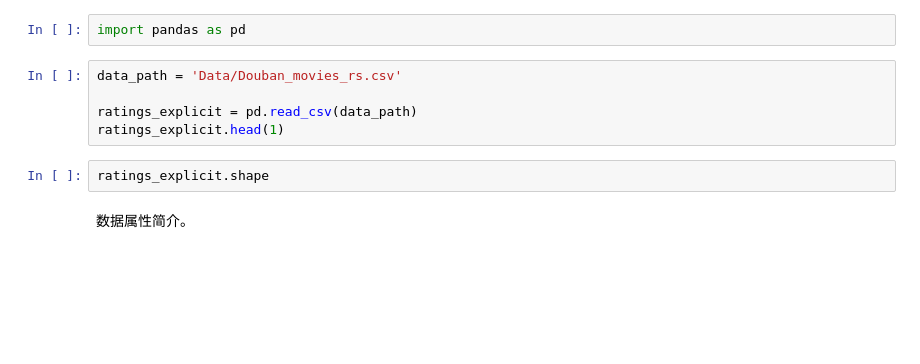
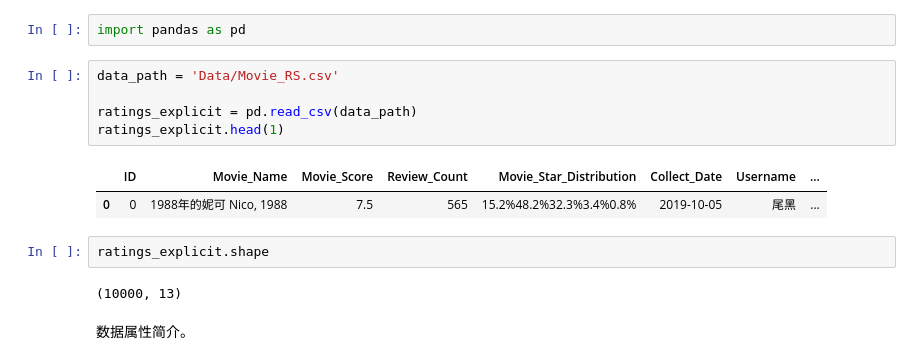
Before and after one commit to CarryChang/RS_APP, a Jupyter notebook: Data_EDA.ipynb, the cells around one changed output. Cells and saved outputs as stored; diff of their text form; blank space fills up the shorter version.

```diff
--- a/Data_EDA.ipynb
+++ b/Data_EDA.ipynb
@@ -1,12 +1,17 @@
 # %%
 import pandas as pd
 # %%
-data_path = 'Data/Douban_movies_rs.csv'
+data_path = 'Data/Movie_RS.csv'
 
 ratings_explicit = pd.read_csv(data_path)
 ratings_explicit.head(1)
+# %% [output]
+|  | ID | Movie_Name | Movie_Score | Review_Count | Movie_Star_Distribution | Collect_Date | Username | ... |
+| 0 | 0 | 1988年的妮可 Nico, 1988 | 7.5 | 565 | 15.2%48.2%32.3%3.4%0.8% | 2019-10-05 | 尾黑 | ... |
 # %%
 ratings_explicit.shape
+# %% [output]
+(10000, 13)
 # %% [markdown]
 数据属性简介。
 # %% [markdown]
```
Also changed, not shown: parts of 17 cells of this notebook, 2 other files.
